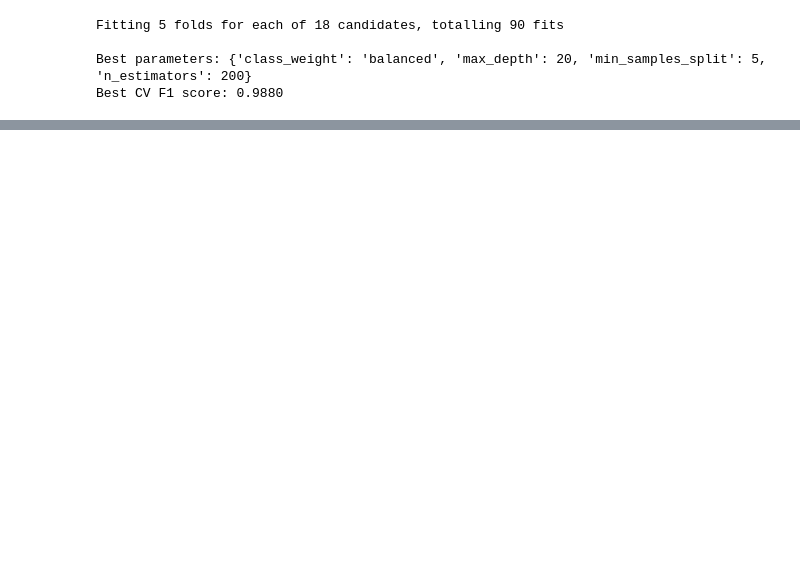
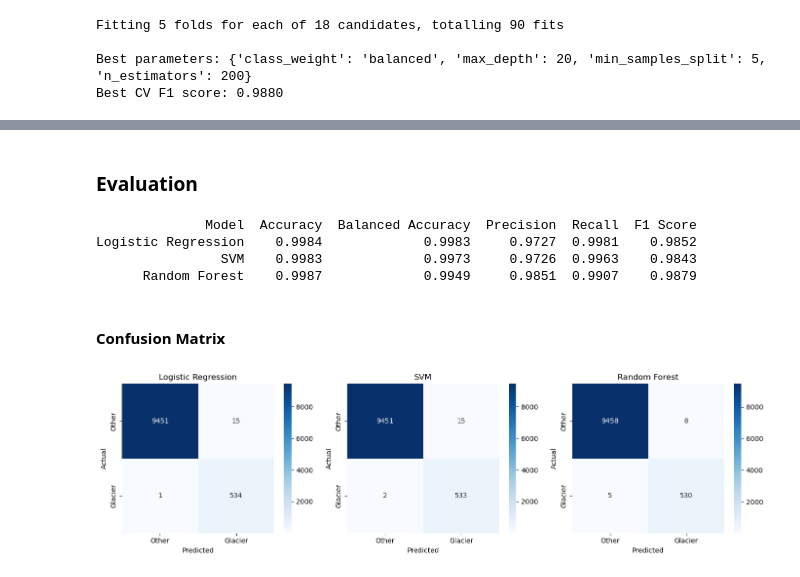
Before and after one commit to Dhruv-baner/st443-group-project, a Jupyter notebook: notebooks/task_1.ipynb, the cells around one changed output, grey strips where cells are left out. Drawn from its saved outputs; the diff is of its cells as text; code cells hidden in the pictures; blank space fills up the shorter version.

```diff
--- a/notebooks/task_1.ipynb
+++ b/notebooks/task_1.ipynb
@@ -2208,0 +2249,72 @@ Best CV F1 score: 0.9880
+# %% [markdown]
+### **Evaluation**
+# %%
+from sklearn.metrics import confusion_matrix
+
+# Store all trained models in a dictionary
+models = {
+    'Logistic Regression': log_binary_grid.best_estimator_,
+    'SVM': svm_binary_grid.best_estimator_,
+    'Random Forest': rf_binary_grid.best_estimator_,
+}
+
+# Generate predictions for all models on test set
+predictions = {}
+for name, model in models.items():
+    predictions[name] = model.predict(X_test_pca)
+# %%
+from sklearn.metrics import precision_score, recall_score, balanced_accuracy_score, f1_score
+
+results = {
+    'Model': [],
+    'Accuracy': [],
+    'Balanced Accuracy': [],
+    'Precision': [],
+    'Recall': [],
+    'F1 Score': []
+}
+
+# Calculate basic metrics for each model
+for name in models.keys():
+    y_pred = predictions[name]
+
+    results['Model'].append(name)
+    results['Accuracy'].append(accuracy_score(y_test_binary, y_pred))
+    results['Balanced Accuracy'].append(balanced_accuracy_score(y_test_binary, y_pred))
+    results['Precision'].append(precision_score(y_test_binary, y_pred, pos_label=1))
+    results['Recall'].append(recall_score(y_test_binary, y_pred, pos_label=1))
+    results['F1 Score'].append(f1_score(y_test_binary, y_pred, pos_label=1))
+
+# Quick preview
+results_df = pd.DataFrame(results).round(4)
+print(results_df.to_string(index=False))
+# %% [output]
+              Model  Accuracy  Balanced Accuracy  Precision  Recall  F1 Score
+Logistic Regression    0.9984             0.9983     0.9727  0.9981    0.9852
+                SVM    0.9983             0.9973     0.9726  0.9963    0.9843
+      Random Forest    0.9987             0.9949     0.9851  0.9907    0.9879
+# %% [markdown]
+#### **Confusion Matrix**
+# %%
+import matplotlib.pyplot as plt
+import seaborn as sns
+from sklearn.metrics import confusion_matrix, ConfusionMatrixDisplay
+
+fig, axes = plt.subplots(1, 3, figsize=(14, 4))
+
+for idx, (name, model) in enumerate(models.items()):
+    y_pred = predictions[name]
+    cm = confusion_matrix(y_test_binary, y_pred)
+
+    sns.heatmap(cm, annot=True, fmt='d', cmap='Blues', ax=axes[idx],
+                xticklabels=['Other', 'Glacier'],
+                yticklabels=['Other', 'Glacier'])
+    axes[idx].set_title(f'{name}')
+    axes[idx].set_ylabel('Actual')
+    axes[idx].set_xlabel('Predicted')
+
+plt.tight_layout()
+plt.savefig('confusion_matrices.png', dpi=300, bbox_inches='tight')
+plt.show()
+# %% [output]
+[figure, added]
```
Also changed, not shown: parts of 12 cells of this notebook.
